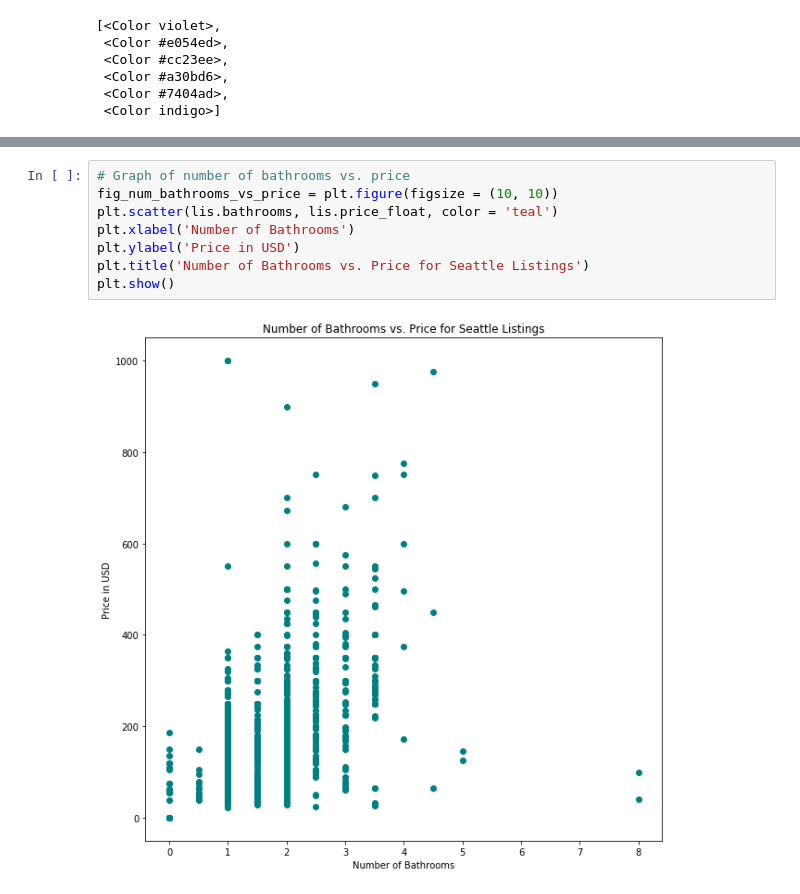
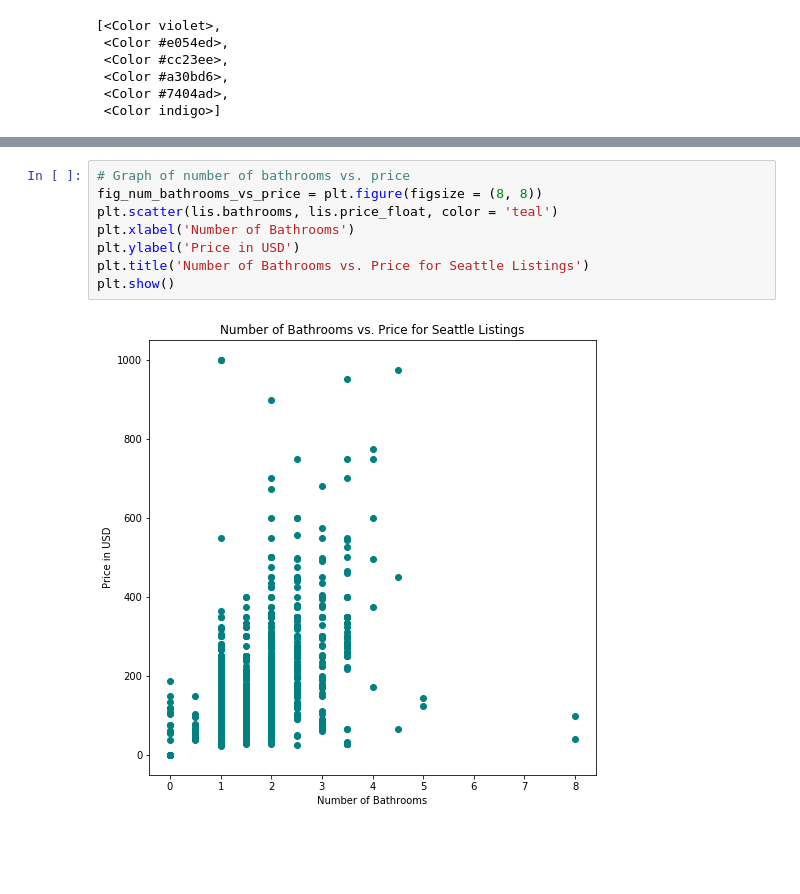
Before and after one commit to kevinhuynh23/RACK, a Jupyter notebook: analysis.ipynb, the cells around one changed output, grey strips where cells are left out. Saved outputs shown, nothing was run; the diff lists cells and outputs as text; blank space fills up the shorter version.

```diff
--- a/analysis.ipynb
+++ b/analysis.ipynb
@@ -163,10 +173,10 @@ plt.show()
 # %%
 # Graph of number of bathrooms vs. price
-fig_num_bathrooms_vs_price = plt.figure(figsize = (10, 10))
+fig_num_bathrooms_vs_price = plt.figure(figsize = (8, 8))
 plt.scatter(lis.bathrooms, lis.price_float, color = 'teal')
 plt.xlabel('Number of Bathrooms')
 plt.ylabel('Price in USD')
 plt.title('Number of Bathrooms vs. Price for Seattle Listings')
 plt.show()
 # %% [output]
-[figure, old version]
+[figure, new version]
```
Also changed, not shown: parts of 11 cells of this notebook, 4 other files.
